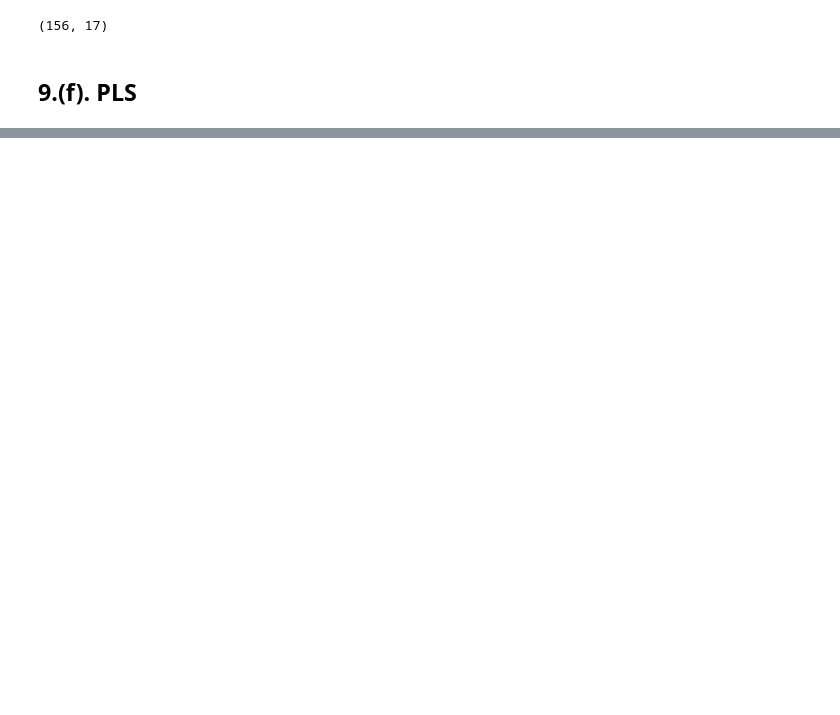
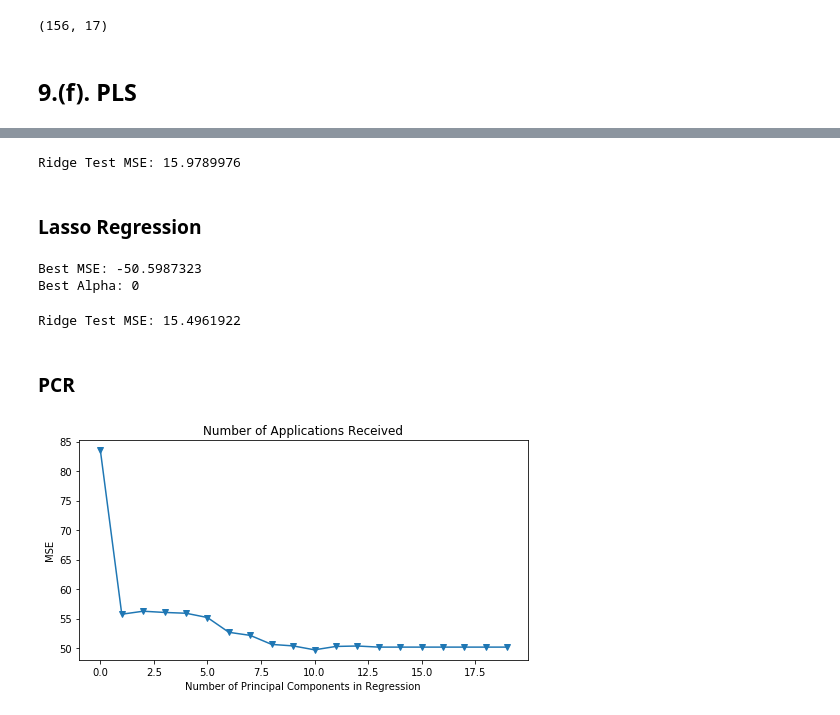
Before and after one commit to Morgan-Sell/islr-labs-exercises-python, a Jupyter notebook: exercises/06_linear_model_sel_reg.ipynb, the cells around one changed output, grey strips where cells are left out. Saved outputs shown, nothing was run; the diff lists cells and outputs as text; code cells hidden in the pictures; blank space fills up the shorter version.

```diff
--- a/exercises/06_linear_model_sel_reg.ipynb
+++ b/exercises/06_linear_model_sel_reg.ipynb
@@ -372,0 +437,72 @@ PLS MSE:  170.5795479144816
+# %%
+alpha=10
+ridge = Ridge(alpha=alpha)
+
+ridge.fit(X_train_scaled, y_train)
+y_pred = ridge.predict(X_test_scaled)
+
+print("Ridge Test MSE: {:.9}".format(mean_squared_error(y_test, y_pred)))
+# %% [output]
+Ridge Test MSE: 15.9789976
+# %% [markdown]
+### Lasso Regression
+# %%
+lasso = Lasso(max_iter=50000)
+cv = RepeatedKFold(n_splits=10, n_repeats=3, random_state=3)
+
+grid = dict()
+alphas = [0, 1, 5, 10, 100]
+grid['alpha'] = alphas
+
+gsearch = GridSearchCV(lasso, grid, scoring='neg_mean_squared_error', cv=cv, n_jobs=-1)
+
+results = gsearch.fit(X_train_scaled, y_train)
+
+print('Best MSE: {:.9}'.format(results.best_score_))
+print('Best Alpha: {}'.format(results.best_params_['alpha']))
+# %% [output]
+Best MSE: -50.5987323
+Best Alpha: 0
+# %%
+alpha=1
+lasso = Lasso(alpha=alpha)
+
+lasso.fit(X_train_scaled, y_train)
+y_pred = lasso.predict(X_test_scaled)
+
+print("Ridge Test MSE: {:.9}".format(mean_squared_error(y_test, y_pred)))
+# %% [output]
+Ridge Test MSE: 15.4961922
+# %% [markdown]
+### PCR
+# %%
+pca_model = PCA()
+pca_model.fit(X_train)
+X_train_reduced = pca_model.transform(X_train)
+num_components_rng = np.arange(1, 20)
+
+n = len(X_train_reduced)
+
+linear_reg = LinearRegression(fit_intercept=True)
+mse = []
+
+kfold_10 = RepeatedKFold(n_splits=10, n_repeats=5, random_state=3)
+#kfold_10 = KFold(n_splits=10, random_state=3)
+
+# Calculate MSE for intercept only. No components.
+score = -1 * cross_val_score(linear_reg, np.ones((n, 1)), y_train.ravel(), cv=kfold_10, scoring='neg_mean_squared_error').mean()
+mse.append(score)
+
+for i in num_components_rng:
+    score = -1 * cross_val_score(linear_reg, X_train_reduced[:, :i], y_train.ravel(), cv=kfold_10, scoring='neg_mean_squared_error').mean()
+    mse.append(score)
+
+plt.figure(figsize=(7,4))
+plt.plot(mse, '-v')
+plt.xlabel('Number of Principal Components in Regression')
+plt.ylabel('MSE')
+plt.title('Number of Applications Received')
+plt.xlim(xmin=-1)
+plt.tight_layout();
+# %% [output]
+[figure, added]
```
Also changed, not shown: parts of 26 cells of this notebook.
